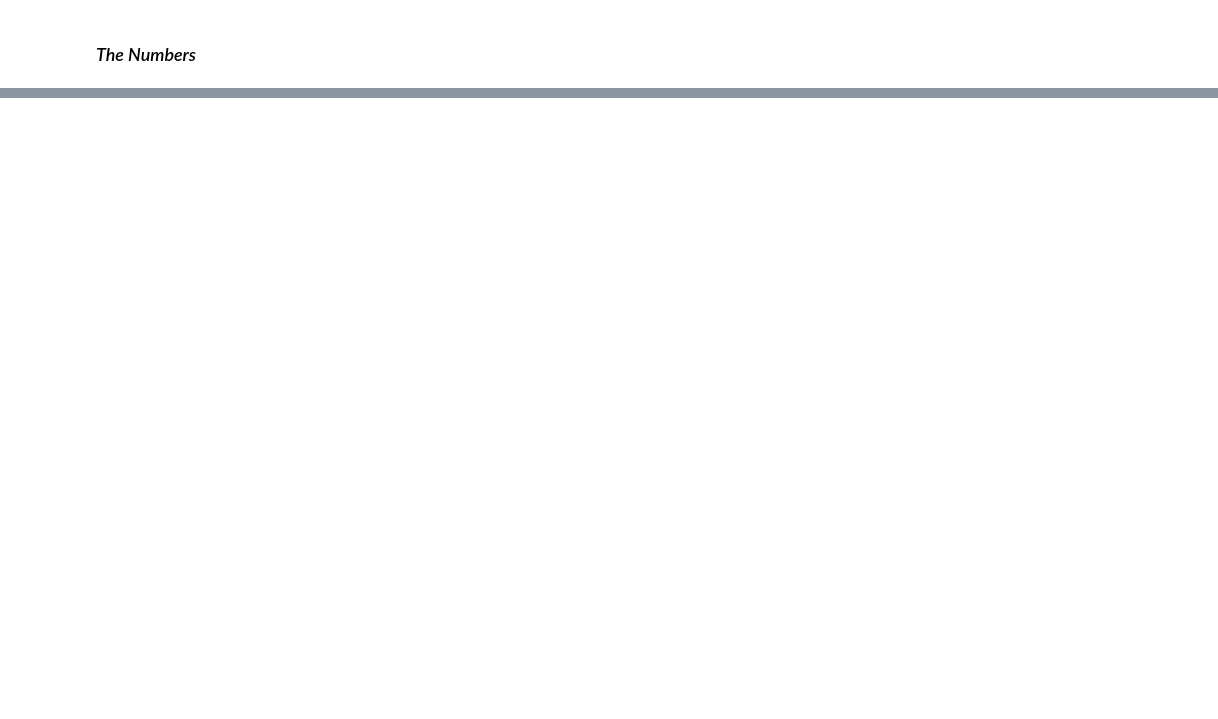
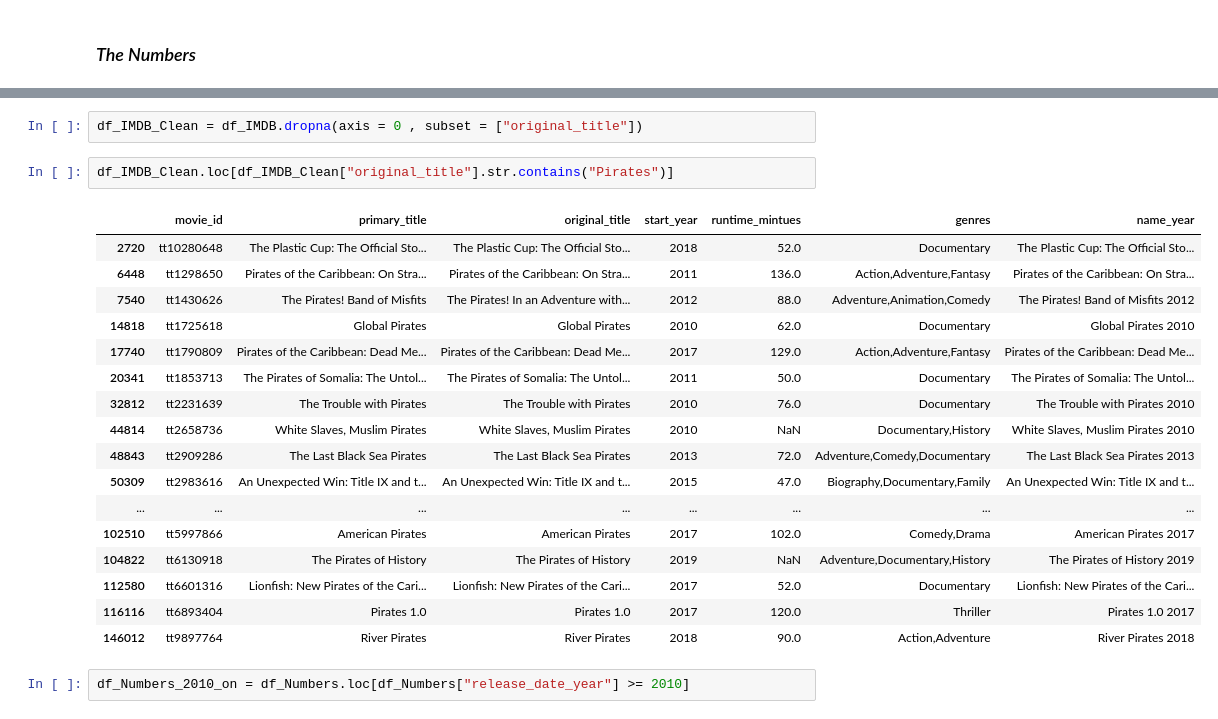
Before and after one commit to anguyen61191/MovieDataProject, a Jupyter notebook: RoughDraftProject1.ipynb, the cells around one changed output, grey strips where cells are left out. Drawn from its saved outputs; the diff is of its cells as text; blank space fills up the shorter version.

```diff
--- a/RoughDraftProject1.ipynb
+++ b/RoughDraftProject1.ipynb
@@ -142,0 +722,24 @@ pd.read_csv("zippedData/tn.movie_budgets.csv.gz")
+# %%
+df_IMDB_Clean = df_IMDB.dropna(axis = 0 , subset = ["original_title"])
+# %%
+df_IMDB_Clean.loc[df_IMDB_Clean["original_title"].str.contains("Pirates")]
+# %% [output]
+|  | movie_id | primary_title | original_title | start_year | runtime_mintues | genres | name_year |
+| 2720 | tt10280648 | The Plastic Cup: The Official Sto... | The Plastic Cup: The Official Sto... | 2018 | 52.0 | Documentary | The Plastic Cup: The Official Sto... |
+| 6448 | tt1298650 | Pirates of the Caribbean: On Stra... | Pirates of the Caribbean: On Stra... | 2011 | 136.0 | Action,Adventure,Fantasy | Pirates of the Caribbean: On Stra... |
+| 7540 | tt1430626 | The Pirates! Band of Misfits | The Pirates! In an Adventure with... | 2012 | 88.0 | Adventure,Animation,Comedy | The Pirates! Band of Misfits 2012 |
+| 14818 | tt1725618 | Global Pirates | Global Pirates | 2010 | 62.0 | Documentary | Global Pirates 2010 |
+| 17740 | tt1790809 | Pirates of the Caribbean: Dead Me... | Pirates of the Caribbean: Dead Me... | 2017 | 129.0 | Action,Adventure,Fantasy | Pirates of the Caribbean: Dead Me... |
+| 20341 | tt1853713 | The Pirates of Somalia: The Untol... | The Pirates of Somalia: The Untol... | 2011 | 50.0 | Documentary | The Pirates of Somalia: The Untol... |
+| 32812 | tt2231639 | The Trouble with Pirates | The Trouble with Pirates | 2010 | 76.0 | Documentary | The Trouble with Pirates 2010 |
+| 44814 | tt2658736 | White Slaves, Muslim Pirates | White Slaves, Muslim Pirates | 2010 | NaN | Documentary,History | White Slaves, Muslim Pirates 2010 |
+| 48843 | tt2909286 | The Last Black Sea Pirates | The Last Black Sea Pirates | 2013 | 72.0 | Adventure,Comedy,Documentary | The Last Black Sea Pirates 2013 |
+| 50309 | tt2983616 | An Unexpected Win: Title IX and t... | An Unexpected Win: Title IX and t... | 2015 | 47.0 | Biography,Documentary,Family | An Unexpected Win: Title IX and t... |
+| ... | ... | ... | ... | ... | ... | ... | ... |
+| 102510 | tt5997866 | American Pirates | American Pirates | 2017 | 102.0 | Comedy,Drama | American Pirates 2017 |
+| 104822 | tt6130918 | The Pirates of History | The Pirates of History | 2019 | NaN | Adventure,Documentary,History | The Pirates of History 2019 |
+| 112580 | tt6601316 | Lionfish: New Pirates of the Cari... | Lionfish: New Pirates of the Cari... | 2017 | 52.0 | Documentary | Lionfish: New Pirates of the Cari... |
+| 116116 | tt6893404 | Pirates 1.0 | Pirates 1.0 | 2017 | 120.0 | Thriller | Pirates 1.0 2017 |
+| 146012 | tt9897764 | River Pirates | River Pirates | 2018 | 90.0 | Action,Adventure | River Pirates 2018 |
+# %%
+df_Numbers_2010_on = df_Numbers.loc[df_Numbers["release_date_year"] >= 2010]
```
Also changed, not shown: parts of 67 cells of this notebook.
